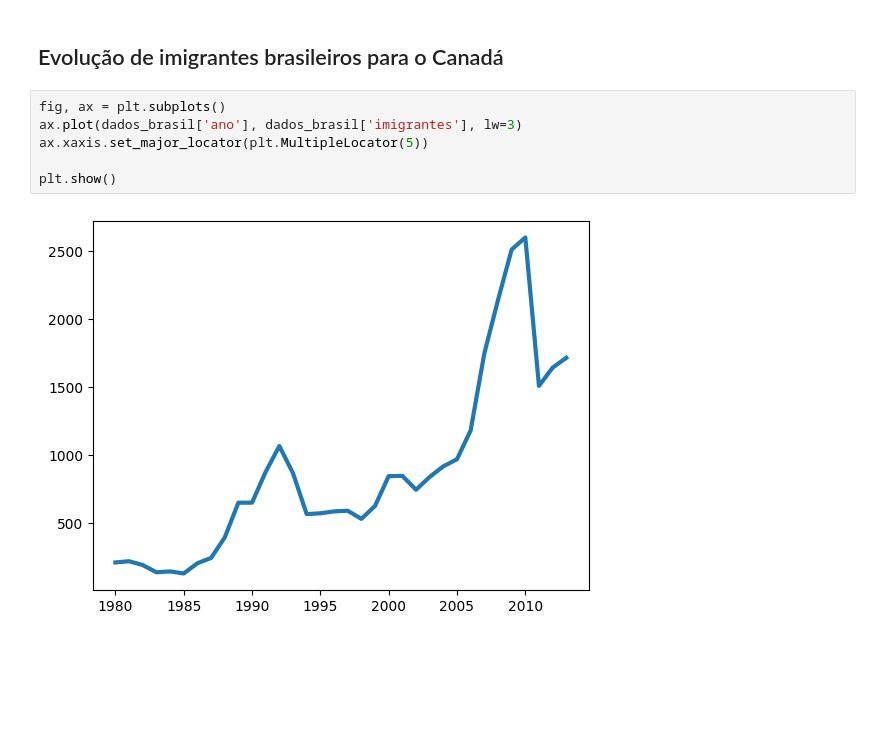
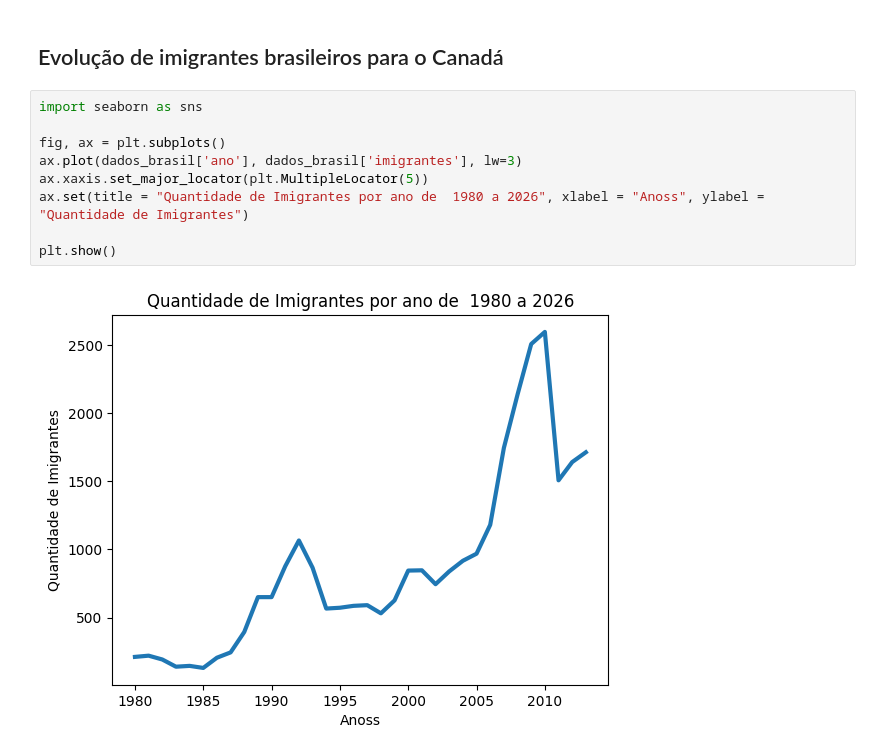
Before and after one commit to davidramos-del/analise-imigrantes-brasileiros, a Jupyter notebook: projeto_base.ipynb, the cells around one changed output. Cells and saved outputs as stored; diff of their text form; blank space fills up the shorter version.

```diff
--- a/projeto_base.ipynb
+++ b/projeto_base.ipynb
@@ -82,10 +82,13 @@ import matplotlib.pyplot as plt
 # %% [markdown]
 ## Evolução de imigrantes brasileiros para o Canadá
 # %%
+import seaborn as sns
+
 fig, ax = plt.subplots()
 ax.plot(dados_brasil['ano'], dados_brasil['imigrantes'], lw=3)
 ax.xaxis.set_major_locator(plt.MultipleLocator(5))
+ax.set(title = "Quantidade de Imigrantes por ano de  1980 a 2026", xlabel = "Anoss", ylabel = "Quantidade de Imigrantes")
 
 plt.show()
 # %% [output]
-[figure, old version]
+[figure, new version]
```
Also changed, not shown: parts of 1 cell of this notebook.
